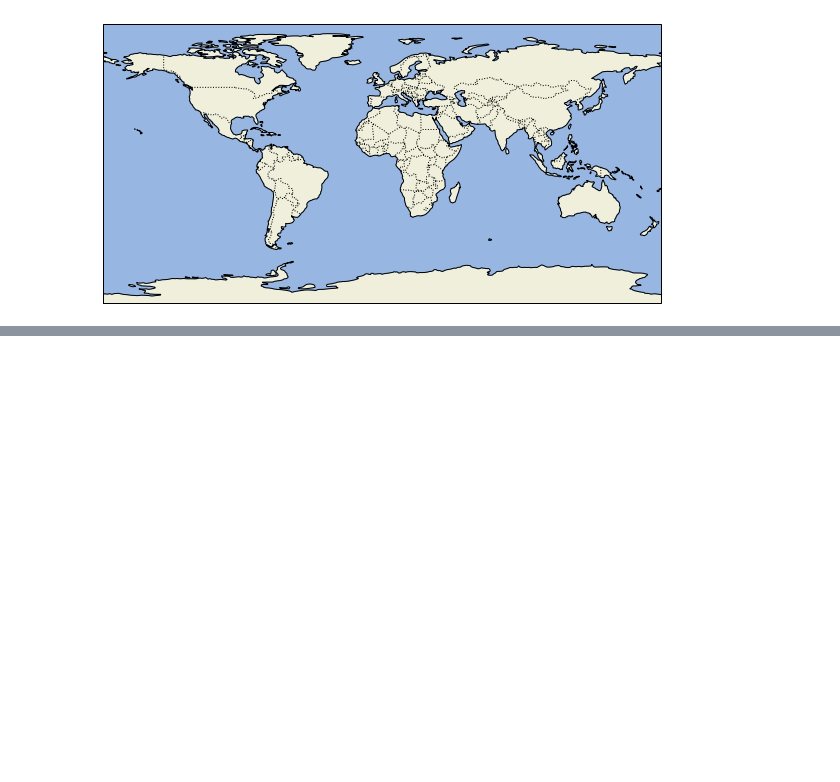
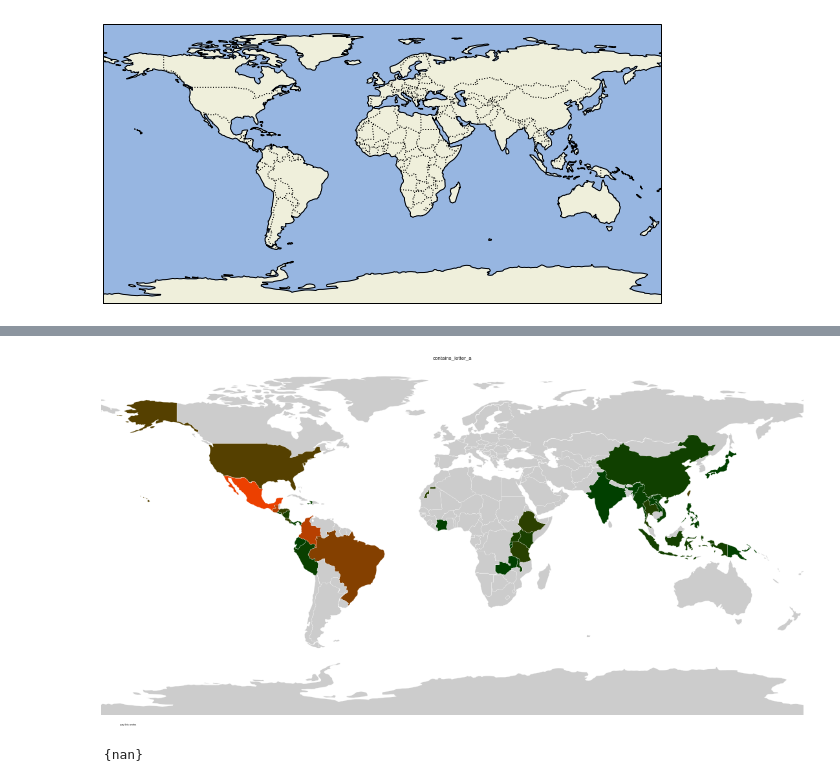
Before and after one commit to Evelyn-H/Data-Analysis-Course, a Jupyter notebook: Coffee Explorations.ipynb, the cells around one changed output, grey strips where cells are left out. Drawn from its saved outputs; the diff is of its cells as text; code cells hidden in the pictures; blank space fills up the shorter version.

Commit message:
Country colours OwO

```diff
--- a/Coffee Explorations.ipynb
+++ b/Coffee Explorations.ipynb
@@ -161,3 +164,6 @@ def plot_countries(df, projection, colors, annotation, title, edgecolor):
     title = 'maps/'+title+'.png'
     # plt.savefig(title, bbox_inches='tight', pad_inches=.2, dpi=300)
     # print('Saved: {}'.format(title))
+# %%
+df_countries = pd.read_csv('countries.csv', index_col='ISO_CODE')
+df_countries.head()
@@ -163,0 +178,43 @@ def plot_countries(df, projection, colors, annotation, title, edgecolor):
+# %%
+projection = crss.PlateCarree()
+colors = ['#ff2222', '#550055']
+title='contains_letter_a'
+
+df['Country.of.Origin'] = df['Country.of.Origin'].replace({
+    'Tanzania, United Republic Of': 'Tanzania',
+    'Cote d?Ivoire': 'Cote d\'Ivoire',
+    'United States (Puerto Rico)': 'United States of America',
+    'United States (Hawaii)': 'United States of America',
+    'United States': 'United States of America',
+})
+
+df_countries = df_countries.copy()
+
+def color(name):
+#     if name in df['Country.of.Origin'].values:
+#         return '#ff00ff'
+#     return '#0000ff'
+    if not name in df['Country.of.Origin'].values:
+        return "#cccccc"
+    count = df['Country.of.Origin'].value_counts().to_dict()[name]
+    color = f"#{'{:02X}'.format(count)}4000"
+    return color
+
+df_countries[title] = df_countries['COUNTRY_NAME'].apply(color)
+
+annotation='yay this works'
+edgecolor='white'
+
+plot_countries(df_countries,projection,colors,annotation,title,edgecolor='white')
+# %% [output]
+[figure, added]
+# %%
+# Confirm all countries in coffee dataset exist within full country dataset.
+coffee_countries = df['Country.of.Origin'].values
+all_countries = df_countries['COUNTRY_NAME'].values
+
+wrong_name = set([c for c in coffee_countries if c not in all_countries])
+
+print("\n\n", wrong_name)
+# %% [output]
+ {nan}
```
Also changed, not shown: parts of 4 cells of this notebook.
